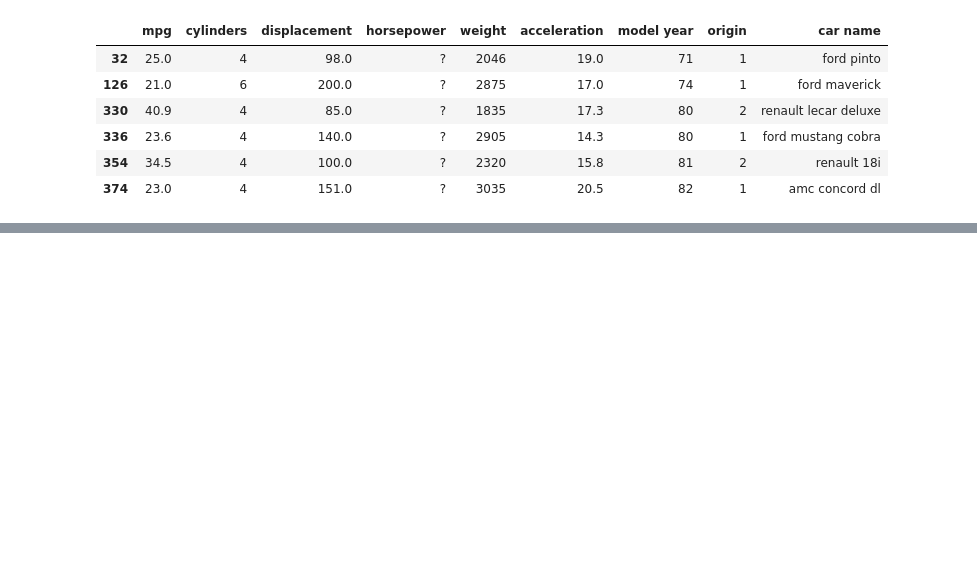
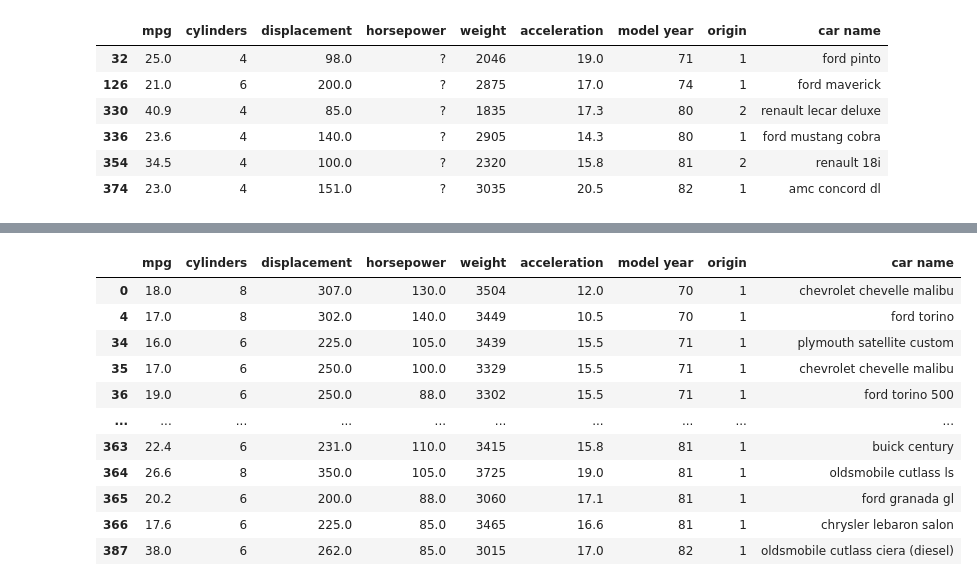
Before and after one commit to azieky/nyc-mhtn-ds-080320-lectures, a Jupyter notebook: Mod_1/Intro_to_libraries_1.ipynb, the cells around one changed output, grey strips where cells are left out. Cells and saved outputs as stored; diff of their text form; code cells hidden in the pictures; blank space fills up the shorter version.

```diff
--- a/Mod_1/Intro_to_libraries_1.ipynb
+++ b/Mod_1/Intro_to_libraries_1.ipynb
@@ -223,3 +264,5 @@ df[df['horsepower'] == '?']
 | 336 | 23.6 | 4 | 140.0 | ? | 2905 | 14.3 | 80 | 1 | ford mustang cobra |
 | 354 | 34.5 | 4 | 100.0 | ? | 2320 | 15.8 | 81 | 2 | renault 18i |
 | 374 | 23.0 | 4 | 151.0 | ? | 3035 | 20.5 | 82 | 1 | amc concord dl |
+# %%
+df[df['horsepower'] == '?'] = np.NaN
@@ -225,0 +282,2 @@ df[df['horsepower'] == '?']
+# %%
+df = df.dropna()
@@ -225,0 +293,3 @@ df[df['horsepower'] == '?']
+# %%
+df = df.convert_dtypes()
+df.info()
@@ -226,6 +313,21 @@ df[df['horsepower'] == '?']
+# %%
+to_float = lambda x: float(x)
+df.horsepower = df.horsepower.apply(to_float)
 # %%
 # exercise - get the cars that are heavier than 3000 but has a horsepower less than 150
 
 # should be 150 cars that satisfy the criteria
-df.[(df['weight'] > 3000) & (df['horsepower'] < 150)]
+df[(df['weight'] > 3000) & (df['horsepower'] < 150)]
 # %% [output]
+|  | mpg | cylinders | displacement | horsepower | weight | acceleration | model year | origin | car name |
+| 0 | 18.0 | 8 | 307.0 | 130.0 | 3504 | 12.0 | 70 | 1 | chevrolet chevelle malibu |
+| 4 | 17.0 | 8 | 302.0 | 140.0 | 3449 | 10.5 | 70 | 1 | ford torino |
+| 34 | 16.0 | 6 | 225.0 | 105.0 | 3439 | 15.5 | 71 | 1 | plymouth satellite custom |
+| 35 | 17.0 | 6 | 250.0 | 100.0 | 3329 | 15.5 | 71 | 1 | chevrolet chevelle malibu |
+| 36 | 19.0 | 6 | 250.0 | 88.0 | 3302 | 15.5 | 71 | 1 | ford torino 500 |
+| ... | ... | ... | ... | ... | ... | ... | ... | ... | ... |
+| 363 | 22.4 | 6 | 231.0 | 110.0 | 3415 | 15.8 | 81 | 1 | buick century |
+| 364 | 26.6 | 8 | 350.0 | 105.0 | 3725 | 19.0 | 81 | 1 | oldsmobile cutlass ls |
+| 365 | 20.2 | 6 | 200.0 | 88.0 | 3060 | 17.1 | 81 | 1 | ford granada gl |
+| 366 | 17.6 | 6 | 225.0 | 85.0 | 3465 | 16.6 | 81 | 1 | chrysler lebaron salon |
+| 387 | 38.0 | 6 | 262.0 | 85.0 | 3015 | 17.0 | 82 | 1 | oldsmobile cutlass ciera (diesel) |
```
Also changed, not shown: parts of 17 cells of this notebook, 3 other files.
